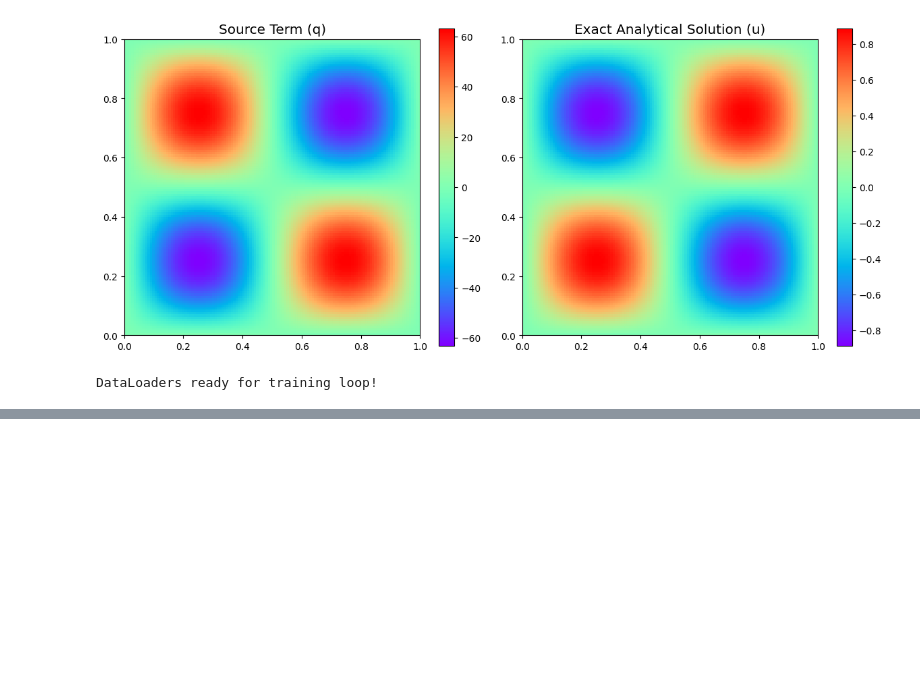
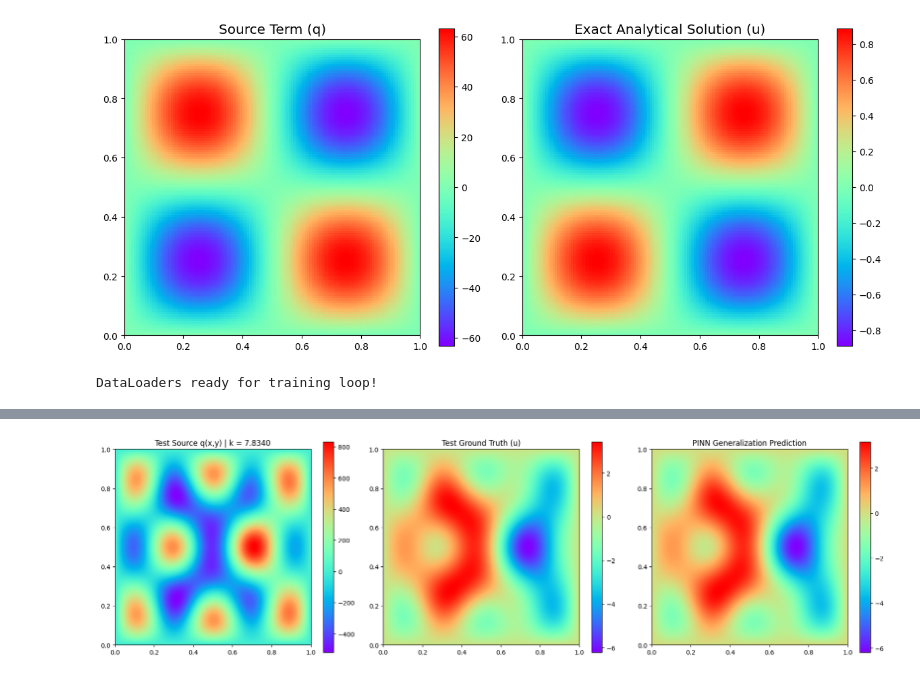
Before and after one commit to wang-yuancheng/piml, a Jupyter notebook: notebooks/helmholtz_new_all.ipynb, the cells around one changed output, grey strips where cells are left out. Cells and saved outputs as stored; diff of their text form; code cells hidden in the pictures; blank space fills up the shorter version.

```diff
--- a/notebooks/helmholtz_new_all.ipynb
+++ b/notebooks/helmholtz_new_all.ipynb
@@ -184,7 +184,7 @@ E0725 23:41:28.605805   40167 cuda_executor.cc:1526] Could not get kernel mode d
 Total interior PDE points: 15876
 Total boundary points: 508
 # %%
-epochs = 1000
+epochs = 10
 M = 512
 chunk_size = 256
 hidden_layers = [256, 256, 256, 256]
@@ -384,8 +384,12 @@ def evaluate_val_dataset(params):
     total_mse = 0.0
     total_samples = 0
     for q_b, k_b, u_b in val_dataloader:
+        # FIXED: Apply interior mask to the batched data
+        q_b_interior = q_b[:, interior_mask]
+        u_b_interior = u_b[:, interior_mask]
+
         # Full interior grid evaluation
-        batch_mse = eval_step(params, x_interior, y_interior, q_b, k_b, x_bc, y_bc, u_b, total_features, chunk_size)
+        batch_mse = eval_step(params, x_interior, y_interior, q_b_interior, k_b, x_bc, y_bc, u_b_interior, total_features, chunk_size)
         current_bs = q_b.shape[0]
         total_mse += float(batch_mse) * current_bs
         total_samples += current_bs
@@ -506,0 +479,39 @@ plt.show()
+# %%
+sample_to_check = 11
+
+q_sample, k_sample, u_sample = test_dataset[sample_to_check]
+
+# Isolate the interior points so matrix shapes align
+q_sample_interior = q_sample[interior_mask]
+
+# Solve for weights using test parameters on interior points
+w_test_final = solve_w(params, x_interior, y_interior, q_sample_interior, k_sample, x_bc, y_bc, total_features, chunk_size)
+
+# Predict across the full grid
+f_full = f_spatial_vmap(params, x, y)
+u_pred_full = jnp.dot(f_full, w_test_final)
+
+# Reshape back to 128x128 for plotting
+q_plot = q_sample.reshape(nx, ny).T
+u_sim_plot = u_sample.reshape(nx, ny).T
+u_pred_plot = u_pred_full.reshape(nx, ny).T
+
+fig, axes = plt.subplots(1, 3, figsize=(18, 5))
+ext = [0, 1, 0, 1]
+
+mesh1 = axes[0].imshow(q_plot, interpolation='bilinear', origin='lower', cmap='rainbow', extent=ext, aspect=1.)
+fig.colorbar(mesh1, ax=axes[0])
+axes[0].set_title(f'Test Source q(x,y) | k = {k_sample.item():.4f}')
+
+mesh2 = axes[1].imshow(u_sim_plot, interpolation='bilinear', origin='lower', cmap='rainbow', extent=ext, aspect=1.)
+fig.colorbar(mesh2, ax=axes[1])
+axes[1].set_title('Test Ground Truth (u)')
+
+mesh3 = axes[2].imshow(u_pred_plot, interpolation='bilinear', origin='lower', cmap='rainbow', extent=ext, aspect=1.)
+fig.colorbar(mesh3, ax=axes[2])
+axes[2].set_title('PINN Generalization Prediction')
+
+plt.tight_layout()
+plt.show()
+# %% [output]
+[figure, added]
```
Also changed, not shown: parts of 4 cells of this notebook, 2 other files.
